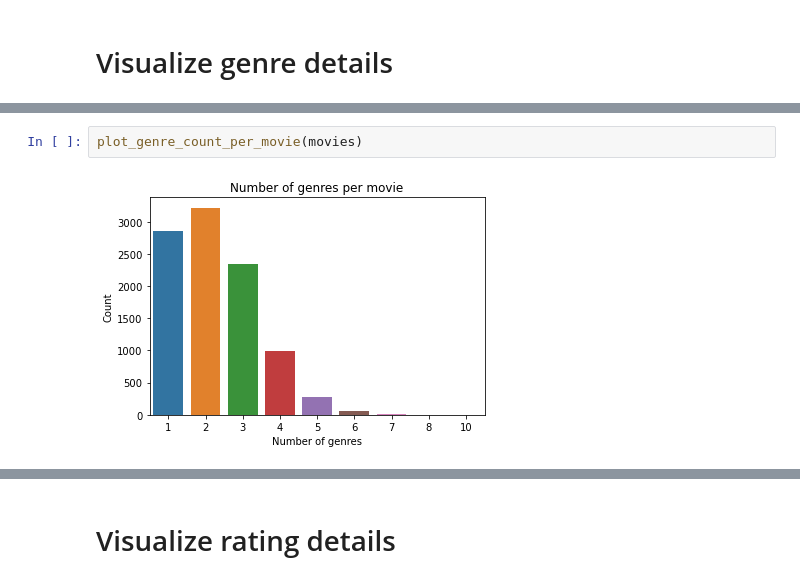
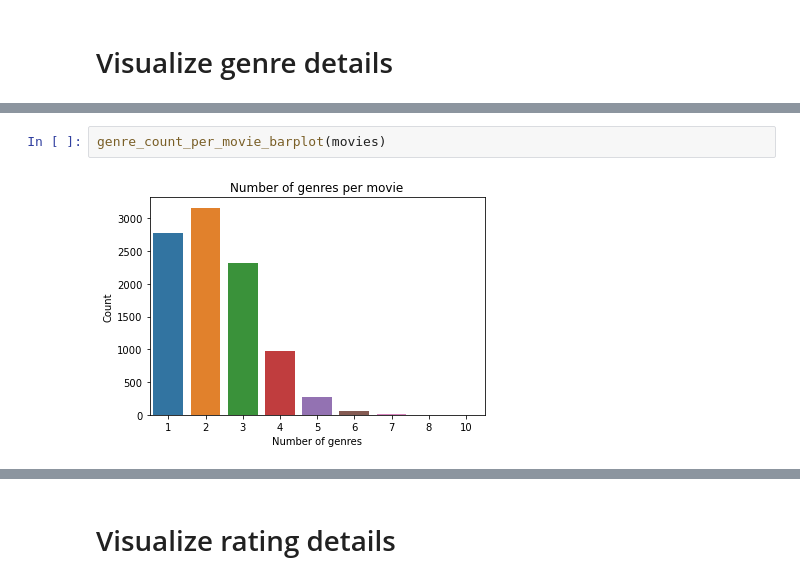
Before and after one commit to NicoleEleniPeltier/Movie-Recommender, a Jupyter notebook: Exploratory-Data-Analysis.ipynb, the cells around one changed output, grey strips where cells are left out. Drawn from its saved outputs; the diff is of its cells as text.

```diff
--- a/Exploratory-Data-Analysis.ipynb
+++ b/Exploratory-Data-Analysis.ipynb
@@ -46,7 +46,7 @@ plot_genre_counts(movies)
 # %% [output]
 [figure]
 # %%
-plot_genre_count_per_movie(movies)
+genre_count_per_movie_barplot(movies)
 # %% [output]
-[figure, old version]
+[figure, new version]
 # %%
```
Also changed, not shown: parts of 9 cells of this notebook, 1 other file.
